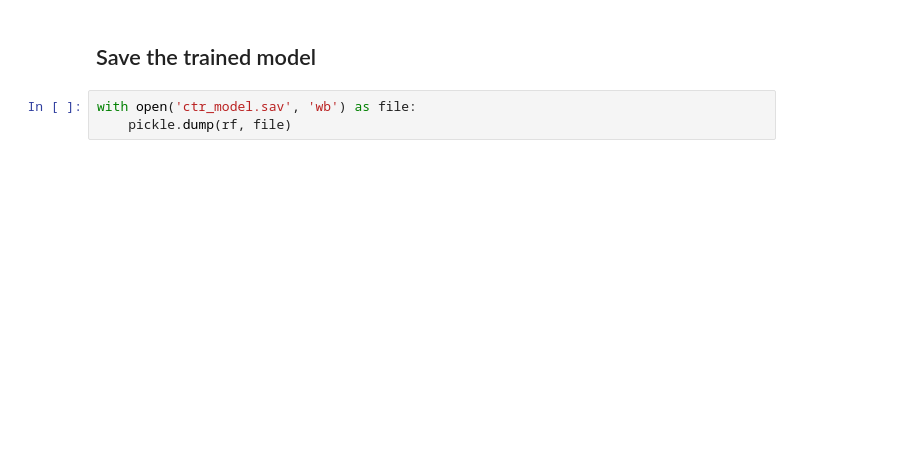
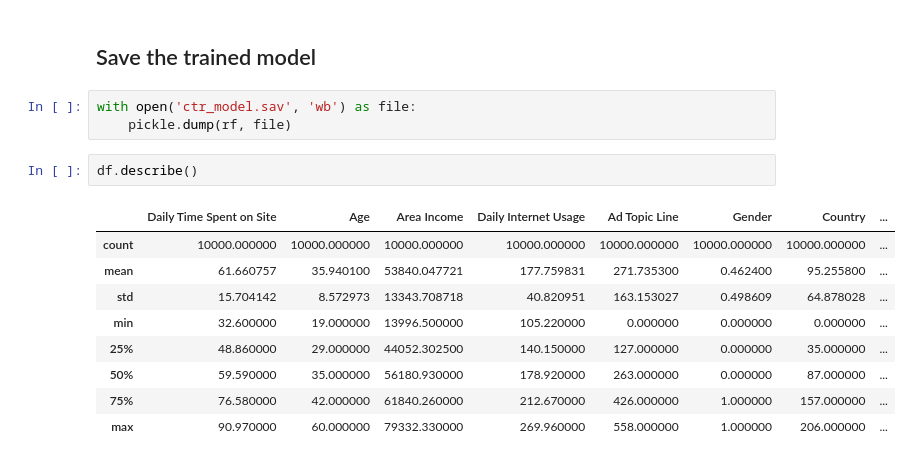
Before and after one commit to Kanishkan-B/ADS-CLICK-RATE-PRED, a Jupyter notebook: Main.ipynb, the cells around one changed output. Cells and saved outputs as stored; diff of their text form; blank space fills up the shorter version.

```diff
--- a/Main.ipynb
+++ b/Main.ipynb
@@ -338,6 +342,18 @@ accuracy for svc: 79.0
 # %%
 with open('ctr_model.sav', 'wb') as file:
     pickle.dump(rf, file)
+# %%
+df.describe()
+# %% [output]
+|  | Daily Time Spent on Site | Age | Area Income | Daily Internet Usage | Ad Topic Line | Gender | Country | ... |
+| count | 10000.000000 | 10000.000000 | 10000.000000 | 10000.000000 | 10000.000000 | 10000.000000 | 10000.000000 | ... |
+| mean | 61.660757 | 35.940100 | 53840.047721 | 177.759831 | 271.735300 | 0.462400 | 95.255800 | ... |
+| std | 15.704142 | 8.572973 | 13343.708718 | 40.820951 | 163.153027 | 0.498609 | 64.878028 | ... |
+| min | 32.600000 | 19.000000 | 13996.500000 | 105.220000 | 0.000000 | 0.000000 | 0.000000 | ... |
+| 25% | 48.860000 | 29.000000 | 44052.302500 | 140.150000 | 127.000000 | 0.000000 | 35.000000 | ... |
+| 50% | 59.590000 | 35.000000 | 56180.930000 | 178.920000 | 263.000000 | 0.000000 | 87.000000 | ... |
+| 75% | 76.580000 | 42.000000 | 61840.260000 | 212.670000 | 426.000000 | 1.000000 | 157.000000 | ... |
+| max | 90.970000 | 60.000000 | 79332.330000 | 269.960000 | 558.000000 | 1.000000 | 206.000000 | ... |
 # %%
 df.sample(10)
 # %% [output]
```
Also changed, not shown: parts of 18 cells of this notebook, 2 other files.
